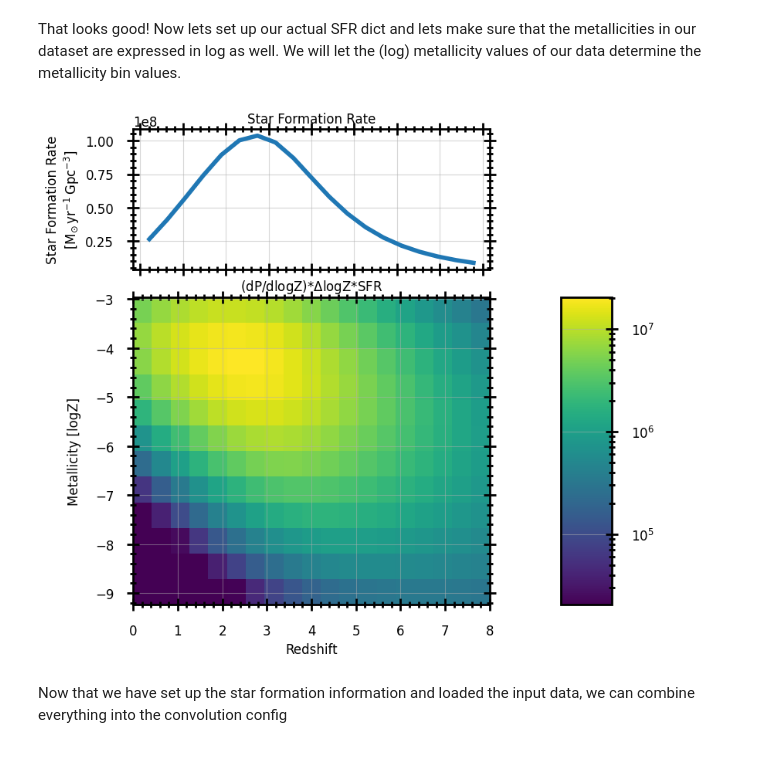
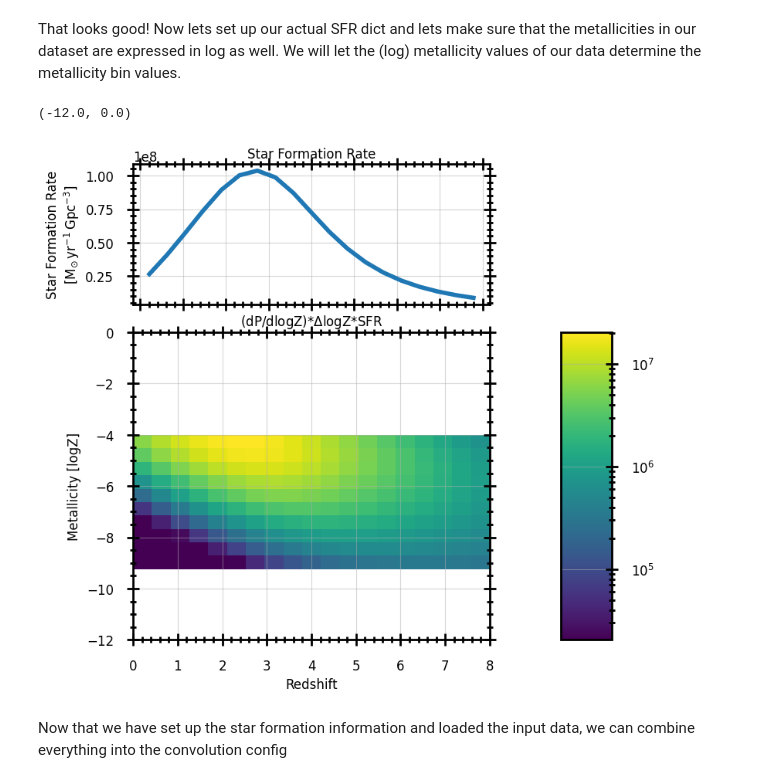
Before and after one commit to FloorBroekgaarden/growl-syntheticstellarpopconvolve, a Jupyter notebook: docs/source/examples/notebook_example_GW_merger_rate_density.ipynb, the cells around one changed output. Drawn from its saved outputs; the diff is of its cells as text; code cells hidden in the pictures.

```diff
--- a/docs/source/examples/notebook_example_GW_merger_rate_density.ipynb
+++ b/docs/source/examples/notebook_example_GW_merger_rate_density.ipynb
@@ -38,7 +39,8 @@ example_usecase_GW_events_filename = data_filename if data_filename is not None
 )
 
 example_usecase_GW_events_data = pd.read_hdf(example_usecase_GW_events_filename,  key='data/combined_dataframes')
-example_usecase_GW_events_data['delay_time_values_in_years'] = example_usecase_GW_events_data['formation_time_values_in_years']+example_usecase_GW_events_data['merger_time_values_in_years']
+if data_filename is not None:
+    example_usecase_GW_events_data['delay_time_values_in_years'] = example_usecase_GW_events_data['formation_time_values_in_years']+example_usecase_GW_events_data['merger_time_values_in_years']
 
 #
 print(example_usecase_GW_events_data.columns)
@@ -72,10 +77,12 @@ from syntheticstellarpopconvolve.general_functions import calculate_bincenters,
 from syntheticstellarpopconvolve.SFR_dict_plotting_routines import plot_sfr_dict
 
 # Set up redshift bin info
-redshift_bin_edges = np.linspace(0, 8, 40); redshift_bin_centers = calculate_bincenters(redshift_bin_edges)
+num_redshift_bins = 40
+redshift_bin_edges = np.linspace(0, 8, num_redshift_bins); redshift_bin_centers = calculate_bincenters(redshift_bin_edges)
 
 # Set up metallicity bin info
-log_metallicity_bin_edges = np.linspace(-12, 0, 50); log_metallicity_bin_centers = calculate_bincenters(log_metallicity_bin_edges)
+num_metallicity_bins = 50
+log_metallicity_bin_edges = np.linspace(-12, 0, num_metallicity_bins); log_metallicity_bin_centers = calculate_bincenters(log_metallicity_bin_edges)
 
 #
 sfr = starformation_rate_distribution_vanSon2023(redshift_bin_centers).to(u.Msun/u.yr/u.Gpc**3)
@@ -86,13 +93,11 @@ dpdlogZ = metallicity_distribution_vanSon2022(
     redshifts=redshift_bin_centers,
 )
 
-print(dpdlogZ.shape)
-
 high_res_sfr_dict = {
     "redshift_bin_edges": redshift_bin_edges,
     "starformation_rate_array": sfr,
     "metallicity_bin_edges": log_metallicity_bin_edges,
-    "metallicity_distribution_array": dpdlogZ.T,  # We need to transpose!
+    "metallicity_distribution_array": dpdlogZ,
 }
 
 axis_dict = plot_sfr_dict(
@@ -125,35 +127,37 @@ log_metallicity_bin_edges = calculate_bin_edges(log_metallicity_bin_centers)
 redshift_bin_edges = np.linspace(0, 8, 20); redshift_bin_centers = calculate_bincenters(redshift_bin_edges)
 
 #
 sfr = starformation_rate_distribution_vanSon2023(redshift_bin_centers).to(u.Msun/u.yr/u.Gpc**3)
 
 #
 dpdlogZ = metallicity_distribution_vanSon2022(
     log_metallicity_centers=log_metallicity_bin_centers,
     redshifts=redshift_bin_centers,
 )
 
 sfr_dict = {
     "redshift_bin_edges": redshift_bin_edges,
     "starformation_rate_array": sfr,
     "metallicity_bin_edges": log_metallicity_bin_edges,
-    "metallicity_distribution_array": dpdlogZ.T,  # We need to transpose!
+    "metallicity_distribution_array": dpdlogZ,  # We need to transpose!
 }
 
 axis_dict = plot_sfr_dict(
     sfr_dict,
     time_type="redshift",
     metallicity_string="logZ",
     metallicity_distribution_multiply_by_metallicity_bin_sizes=True,
     metallicity_distribution_multiply_by_sfr=True,
     metallicity_distribution_scale="log10",
     metallicity_distribution_cmap=copy.copy(plt.cm.viridis),
     return_axis_dict=True,
     figsize=(8,8),
     fontsize=12,
 )
+axis_dict['ax_mssfr'].set_ylim([-12, 0])
 # %% [output]
+(-12.0, 0.0)
-[figure, old version]
+[figure, new version]
 # %% [markdown]
 Now that we have set up the star formation information and loaded the input data, we can combine everything into the convolution config
 # %%
```
Also changed, not shown: parts of 6 cells of this notebook, 2 other files.
